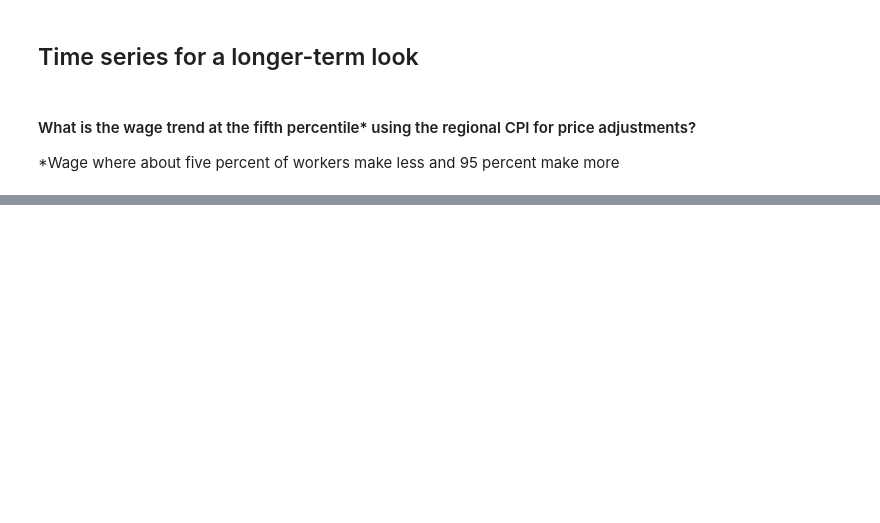
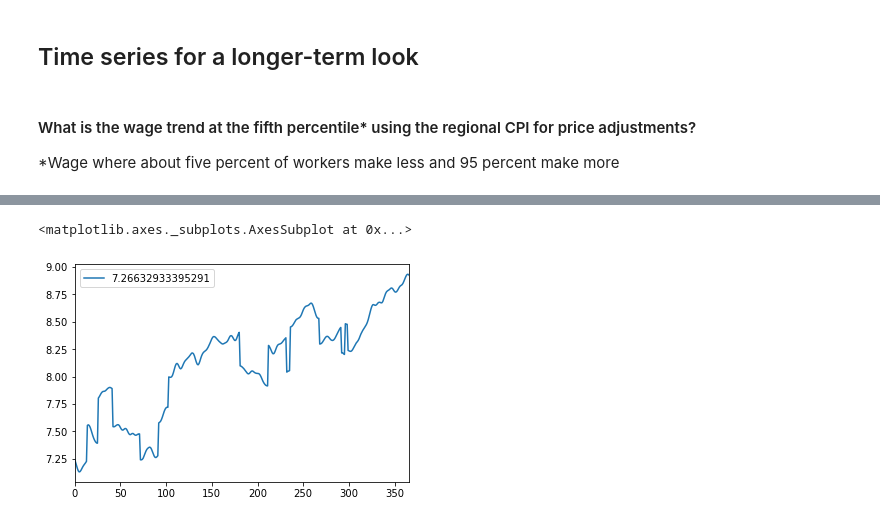
Before and after one commit to bdecon/blog_posts, a Jupyter notebook: Regional_CPI_Wages/Regional_wage_deflators.ipynb, the cells around one changed output, grey strips where cells are left out. Saved outputs shown, nothing was run; the diff lists cells and outputs as text; code cells hidden in the pictures; blank space fills up the shorter version.

```diff
--- a/Regional_CPI_Wages/Regional_wage_deflators.ipynb
+++ b/Regional_CPI_Wages/Regional_wage_deflators.ipynb
@@ -197,0 +192,5 @@ fig.savefig('/home/brian/Documents/blog_posts/Regional_CPI_Wages/rw_by_cpi.png')
+# %%
+pd.read_csv('regularcpi_sa.csv').plot()
+# %% [output]
+<matplotlib.axes._subplots.AxesSubplot at 0x...>
+[figure, added]
```
Also changed, not shown: parts of 9 cells of this notebook, 13 other files.
